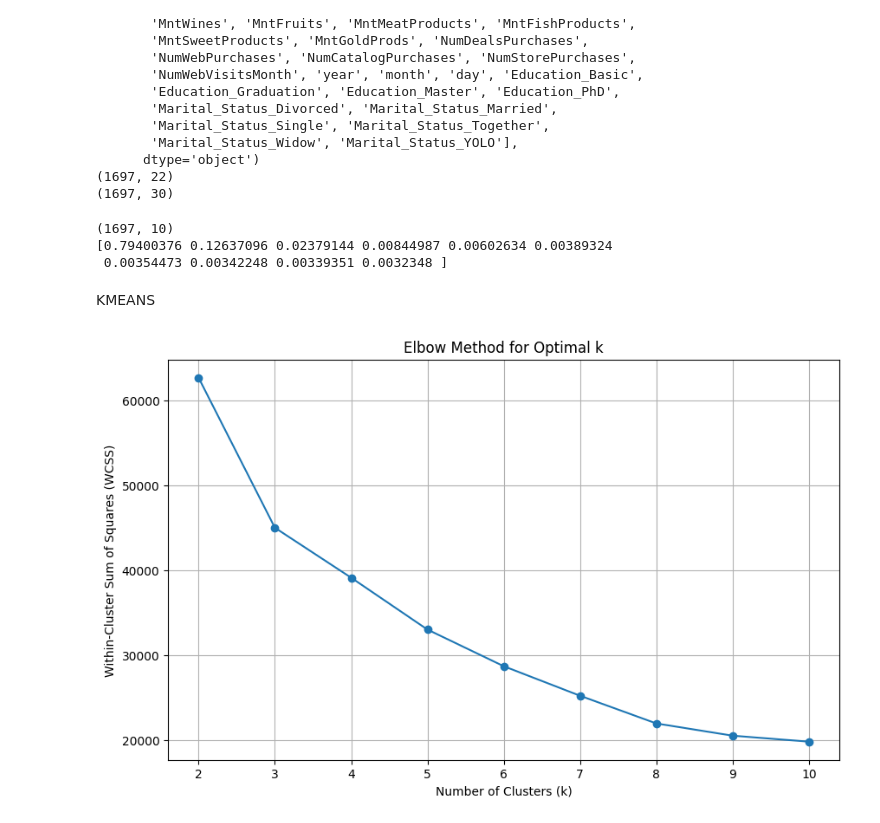
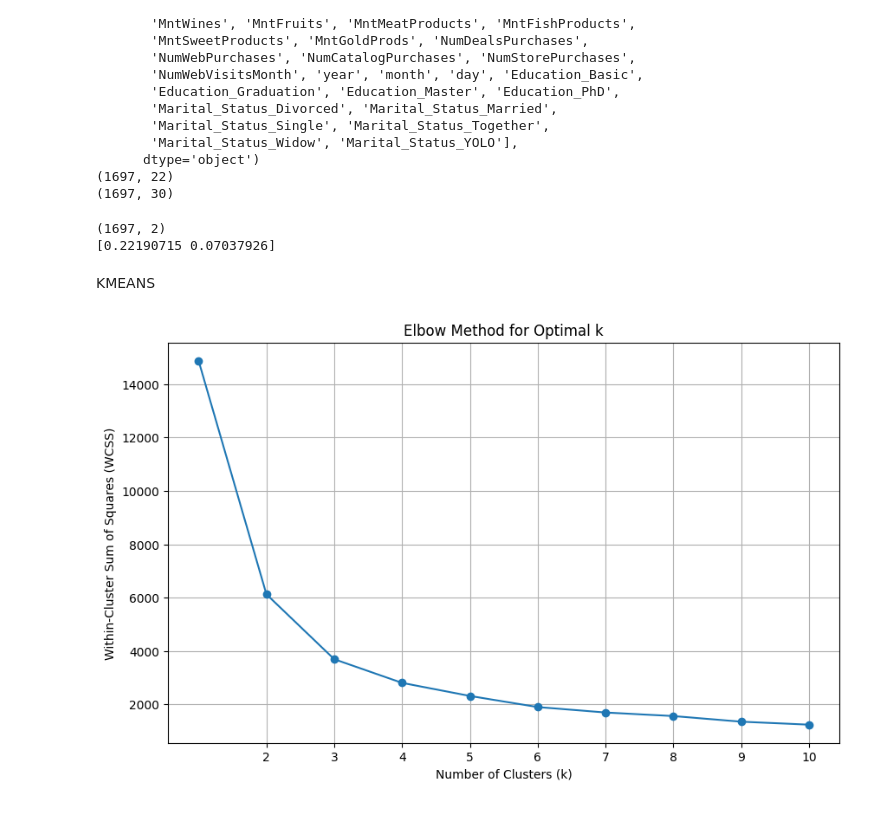
Before and after one commit to COMP3610-Group-H/Customer-Segmentation, a Jupyter notebook: Segmentation.ipynb, the cells around one changed output. Drawn from its saved outputs; the diff is of its cells as text; code cells hidden in the pictures.

Commit message:
kmeans refactor successful (live collab with abdullah ali)

```diff
--- a/Segmentation.ipynb
+++ b/Segmentation.ipynb
@@ -256,8 +256,9 @@ df_operate.head()
 # %%
 numerical_cols = df_operate.select_dtypes(include=['number']).columns.tolist()
 
-scaler = RobustScaler()
-df_operate[numerical_cols] = scaler.fit_transform(df_operate[numerical_cols])
+# scaler = RobustScaler()
+# scaler = StandardScaler()
+# df_operate[numerical_cols] = scaler.fit_transform(df_operate[numerical_cols])
 
 
 quartile_1, quartile_3 = df_operate[numerical_cols].quantile(0.25), df_operate[numerical_cols].quantile(0.75)
@@ -354,9 +355,11 @@ Index(['Education', 'Marital_Status'], dtype='object')
 (1697, 30)
 # %%
 #apply PCA on the data
+df_scaled = StandardScaler().fit_transform(df_encoded)
 
-pca = PCA(n_components=10)
-df_pca = pca.fit_transform(df_encoded)
+
+pca = PCA(n_components=2)
+df_pca = pca.fit_transform(df_scaled)
 # %%
 print(df_operate.columns)
 print(df_encoded.columns)
@@ -385,16 +388,16 @@ Index(['ID', 'Year_Birth', 'Income', 'Kidhome', 'Teenhome', 'Recency',
 print(df_pca.shape)
 print(pca.explained_variance_ratio_)
 # %% [output]
-(1697, 10)
-[0.79400376 0.12637096 0.02379144 0.00844987 0.00602634 0.00389324
- 0.00354473 0.00342248 0.00339351 0.0032348 ]
+(1697, 2)
+[0.22190715 0.07037926]
 # %%
 from sklearn.discriminant_analysis import LinearDiscriminantAnalysis
 # %% [markdown]
 KMEANS
 # %%
 #Select data for analysis
-data =
+data = df_pca
+kmeans_plot = df_pca
 # %%
 #KMEANS
 #finding the number of clusters for PCA Using Elbow method.
@@ -403,23 +406,30 @@ data =
 wcss = []
 silhouette_scores = []
 
+for k in range(1, 11):  # Trying k from 2 to 10 clusters
+    kmeans = KMeans(n_clusters=k, random_state=42)
+    kmeans.fit(data)
+    wcss.append(kmeans.inertia_)
+
+
+
 for k in range(2, 11):  # Trying k from 2 to 10 clusters
     kmeans = KMeans(n_clusters=k, random_state=42)
     kmeans.fit(data)
-    wcss.append(kmeans.inertia_)  # Within-cluster sum of squares
+    # wcss.append(kmeans.inertia_)  # Within-cluster sum of squares
     silhouette_scores.append(silhouette_score(data, kmeans.labels_))
 # %%
 # Plot the Elbow Method graph
 plt.figure(figsize=(10, 6))
-plt.plot(range(2, 11), wcss, marker='o')
+plt.plot(range(1, 11), wcss, marker='o')
 plt.xlabel('Number of Clusters (k)')
 plt.ylabel('Within-Cluster Sum of Squares (WCSS)')
 plt.title('Elbow Method for Optimal k')
 plt.xticks(range(2, 11))
 plt.grid(True)
 plt.show()
 # %% [output]
-[figure, old version]
+[figure, new version]
 # %%
 # Plot the Silhouette Score graph
 plt.figure(figsize=(10, 6))
```
Also changed, not shown: parts of 6 cells of this notebook.
